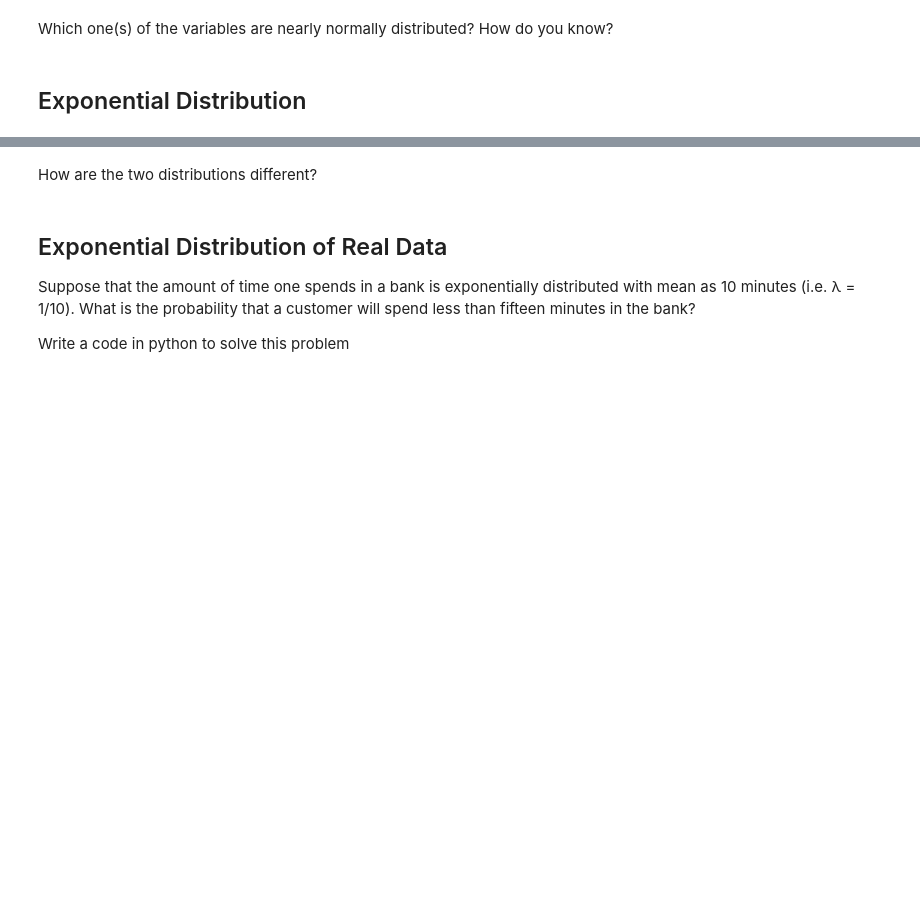
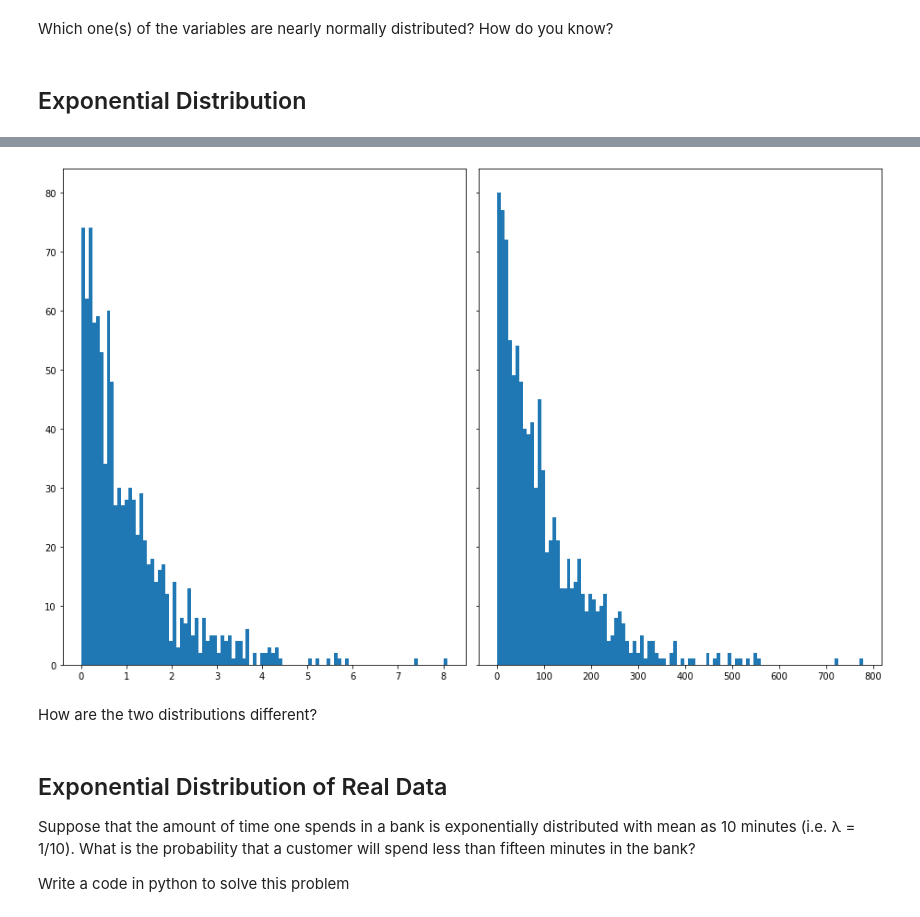
Before and after one commit to ta-data-mexpt/lab-continuous-probability-distribution, a Jupyter notebook: your-code/main.ipynb, the cells around one changed output, grey strips where cells are left out. Drawn from its saved outputs; the diff is of its cells as text; code cells hidden in the pictures; blank space fills up the shorter version.

```diff
--- a/your-code/main.ipynb
+++ b/your-code/main.ipynb
@@ -135,2 +151,13 @@ Your output should look like below:
+# %%
+s1=np.random.exponential(size=100)
+s2=np.random.exponential(size=100,scale=100)
+# %%
+fig,ax=plt.subplots(1,2,figsize=(8*1.618,8),sharey="row")
+ax[0].hist(s1,bins=100)
+ax[1].hist(s2,bins=100)
+plt.tight_layout()
+plt.show();
+# %% [output]
+[figure, added]
 # %% [markdown]
 How are the two distributions different?
```
Also changed, not shown: parts of 18 cells of this notebook.
